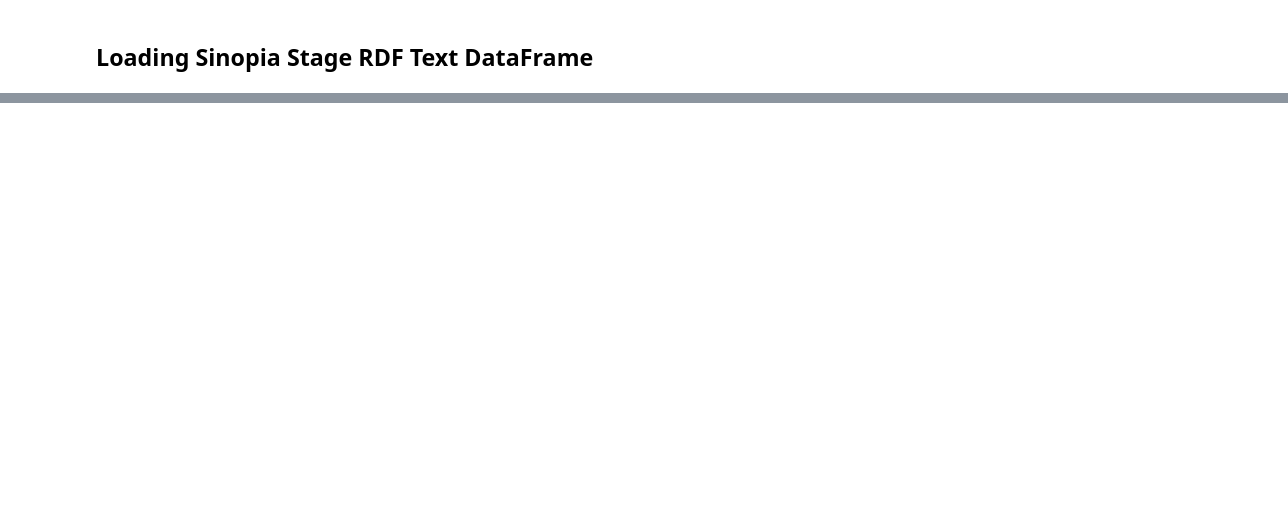
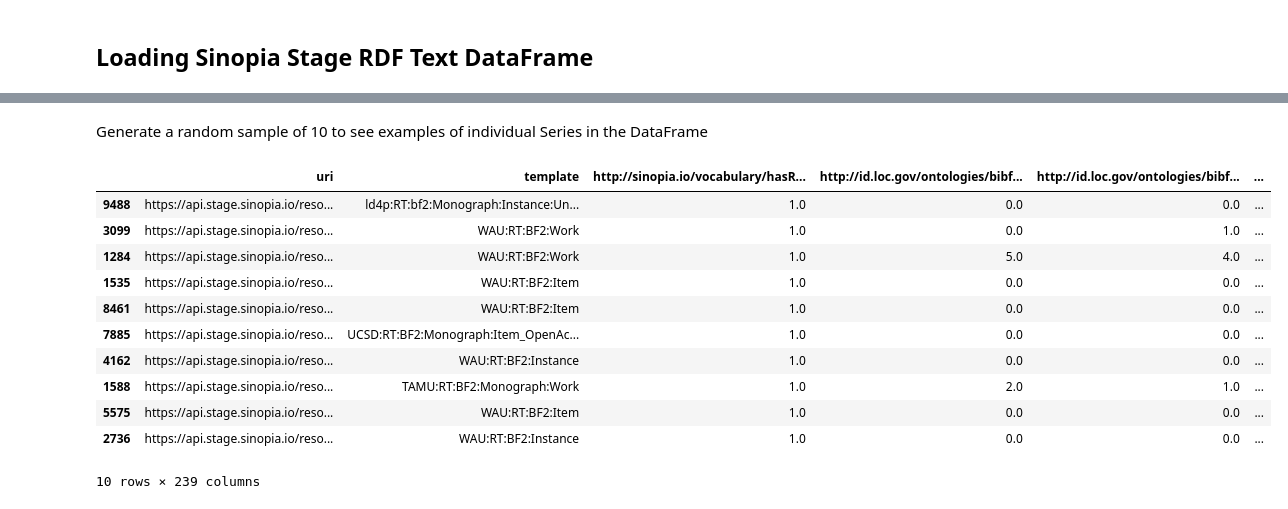
Before and after one commit to LD4P/rdf-ai-workshop, a Jupyter notebook: 05_FastAIwithPyTorch.ipynb, the cells around one changed output, grey strips where cells are left out. Drawn from its saved outputs; the diff is of its cells as text; code cells hidden in the pictures; blank space fills up the shorter version.

```diff
--- a/05_FastAIwithPyTorch.ipynb
+++ b/05_FastAIwithPyTorch.ipynb
@@ -33,9 +39,14 @@ We will create a SPARQL query and return the results as a Panda's DataFrame.
 # %%
-weighted_df = stage_kg.query_as_df(
+data = []
+for row in stage_kg.query(
     """
 SELECT ?template ?url
 WHERE {
    ?url <http://sinopia.io/vocabulary/hasResourceTemplate> ?template .
    FILTER isIRI(?url)
 } """
-)
+):
+    # Skip if RDF resource is a Sinopia resource template
+    if str(row[0]).startswith("sinopia:template:resource"):
+        continue
+    data.append(helpers.predicate_row(row[1], stage_kg.rdf_graph()))
@@ -57,0 +55,3 @@ weighted_df
+# %%
+stage_df = pd.DataFrame(data)
+stage_df = stage_df.fillna(0.0)
@@ -57,0 +71,17 @@ weighted_df
+# %% [markdown]
+Generate a random sample of 10 to see examples of individual Series in the DataFrame
+# %%
+stage_df.sample(10)
+# %% [output]
+|  | uri | template | http://sinopia.io/vocabulary/hasR... | http://id.loc.gov/ontologies/bibf... | http://id.loc.gov/ontologies/bibf... | ... |
+| 9488 | https://api.stage.sinopia.io/reso... | ld4p:RT:bf2:Monograph:Instance:Un... | 1.0 | 0.0 | 0.0 | ... |
+| 3099 | https://api.stage.sinopia.io/reso... | WAU:RT:BF2:Work | 1.0 | 0.0 | 1.0 | ... |
+| 1284 | https://api.stage.sinopia.io/reso... | WAU:RT:BF2:Work | 1.0 | 5.0 | 4.0 | ... |
+| 1535 | https://api.stage.sinopia.io/reso... | WAU:RT:BF2:Item | 1.0 | 0.0 | 0.0 | ... |
+| 8461 | https://api.stage.sinopia.io/reso... | WAU:RT:BF2:Item | 1.0 | 0.0 | 0.0 | ... |
+| 7885 | https://api.stage.sinopia.io/reso... | UCSD:RT:BF2:Monograph:Item_OpenAc... | 1.0 | 0.0 | 0.0 | ... |
+| 4162 | https://api.stage.sinopia.io/reso... | WAU:RT:BF2:Instance | 1.0 | 0.0 | 0.0 | ... |
+| 1588 | https://api.stage.sinopia.io/reso... | TAMU:RT:BF2:Monograph:Work | 1.0 | 2.0 | 1.0 | ... |
+| 5575 | https://api.stage.sinopia.io/reso... | WAU:RT:BF2:Item | 1.0 | 0.0 | 0.0 | ... |
+| 2736 | https://api.stage.sinopia.io/reso... | WAU:RT:BF2:Instance | 1.0 | 0.0 | 0.0 | ... |
+10 rows × 239 columns
```
Also changed, not shown: parts of 28 cells of this notebook, 7 other files.
